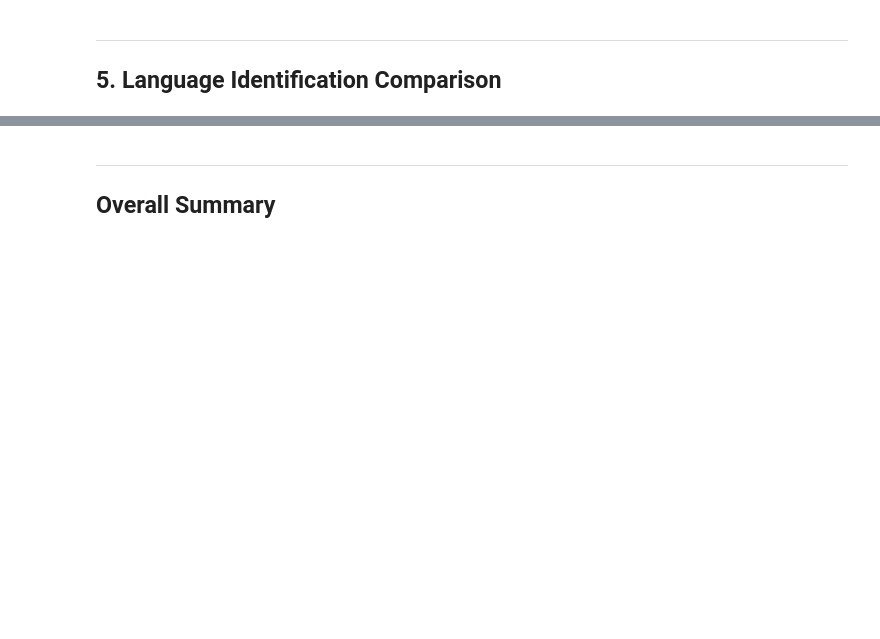
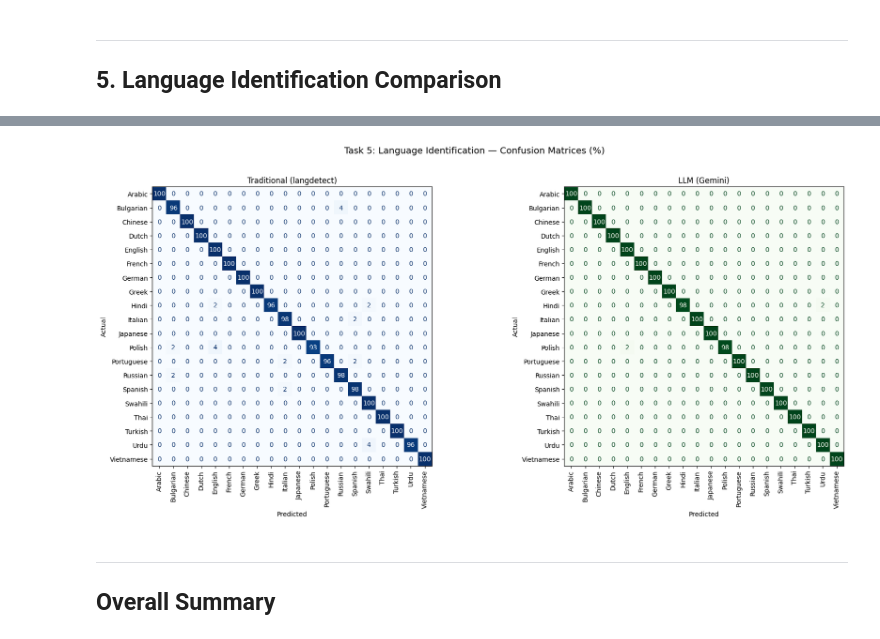
Before and after one commit to sabal-kc/Special-Problems, a Jupyter notebook: compare_results.ipynb, the cells around one changed output, grey strips where cells are left out. Cells and saved outputs as stored; diff of their text form; code cells hidden in the pictures; blank space fills up the shorter version.

```diff
--- a/compare_results.ipynb
+++ b/compare_results.ipynb
@@ -821,6 +1037,6 @@ else:
 # %%
 trad = load_csv("results/language_traditional.csv")
-llm = load_csv("llm_output/language_llm.csv")
+llm = load_csv("llm_output/language.csv")
 
 if trad and llm:
     llm_map = {row["id"]: row["language"].strip() for row in llm}
@@ -861,6 +1077,18 @@ if trad and llm:
     print(f"Traditional accuracy: {trad_correct}/{total} ({accuracy(trad_correct, total)}%)")
     print(f"LLM accuracy:        {llm_correct}/{total} ({accuracy(llm_correct, total)}%)")
     print(f"Both agree:          {agree}/{total} ({accuracy(agree, total)}%)\n")
+
+    # Per-class metrics
+    lang_labels = sorted(set(row["actual"].strip() for row in trad))
+    l_actual_list = [row["actual"].strip() for row in trad]
+    l_trad_list = [row["predicted"].strip() for row in trad]
+    l_llm_list = [llm_map.get(row["id"], "???").strip() for row in trad]
+
+    print("Per-class Precision / Recall / F1 — Traditional (langdetect) vs LLM (Gemini):\n")
+    display(classification_report_side_by_side(
+        l_actual_list, l_trad_list, l_llm_list, lang_labels,
+        trad_name="Traditional (langdetect)", llm_name="LLM (Gemini)"))
+    print()
     display(df_lang)
 else:
     print("Skipping — missing file(s)")
@@ -867,3 +1133,40 @@ else:
+# %%
+if trad and llm:
+    lang_labels = sorted(set(row["actual"].strip() for row in trad))
+
+    t_actual = [row["actual"].strip() for row in trad]
+    t_pred = [row["predicted"].strip() for row in trad]
+
+    llm_map_lang = {row["id"]: row["language"].strip() for row in llm}
+    l_pred = [llm_map_lang.get(row["id"], "???").strip() for row in trad]
+
+    fig, axes = plt.subplots(1, 2, figsize=(18, 8))
+
+    # Traditional — percentage confusion matrix (row-normalized)
+    cm_trad = confusion_matrix(t_actual, t_pred, labels=lang_labels)
+    cm_trad_pct = cm_trad.astype(float) / cm_trad.sum(axis=1, keepdims=True) * 100
+    disp_trad = ConfusionMatrixDisplay(cm_trad_pct, display_labels=lang_labels)
+    disp_trad.plot(ax=axes[0], cmap="Blues", colorbar=False, values_format=".0f", xticks_rotation=90)
+    axes[0].set_title("Traditional (langdetect)")
+    axes[0].set_xlabel("Predicted")
+    axes[0].set_ylabel("Actual")
+
+    # LLM — percentage confusion matrix (row-normalized)
+    cm_llm = confusion_matrix(t_actual, l_pred, labels=lang_labels)
+    cm_llm_pct = cm_llm.astype(float) / cm_llm.sum(axis=1, keepdims=True) * 100
+    disp_llm = ConfusionMatrixDisplay(cm_llm_pct, display_labels=lang_labels)
+    disp_llm.plot(ax=axes[1], cmap="Greens", colorbar=False, values_format=".0f", xticks_rotation=90)
+    axes[1].set_title("LLM (Gemini)")
+    axes[1].set_xlabel("Predicted")
+    axes[1].set_ylabel("Actual")
+
+    plt.suptitle("Task 5: Language Identification — Confusion Matrices (%)", fontsize=14, y=1.02)
+    plt.tight_layout()
+    plt.show()
+else:
+    print("Skipping — missing file(s)")
+# %% [output]
+[figure, added]
 # %% [markdown]
 ---
 ## Overall Summary
```
Also changed, not shown: parts of 16 cells of this notebook, 12 other files.
